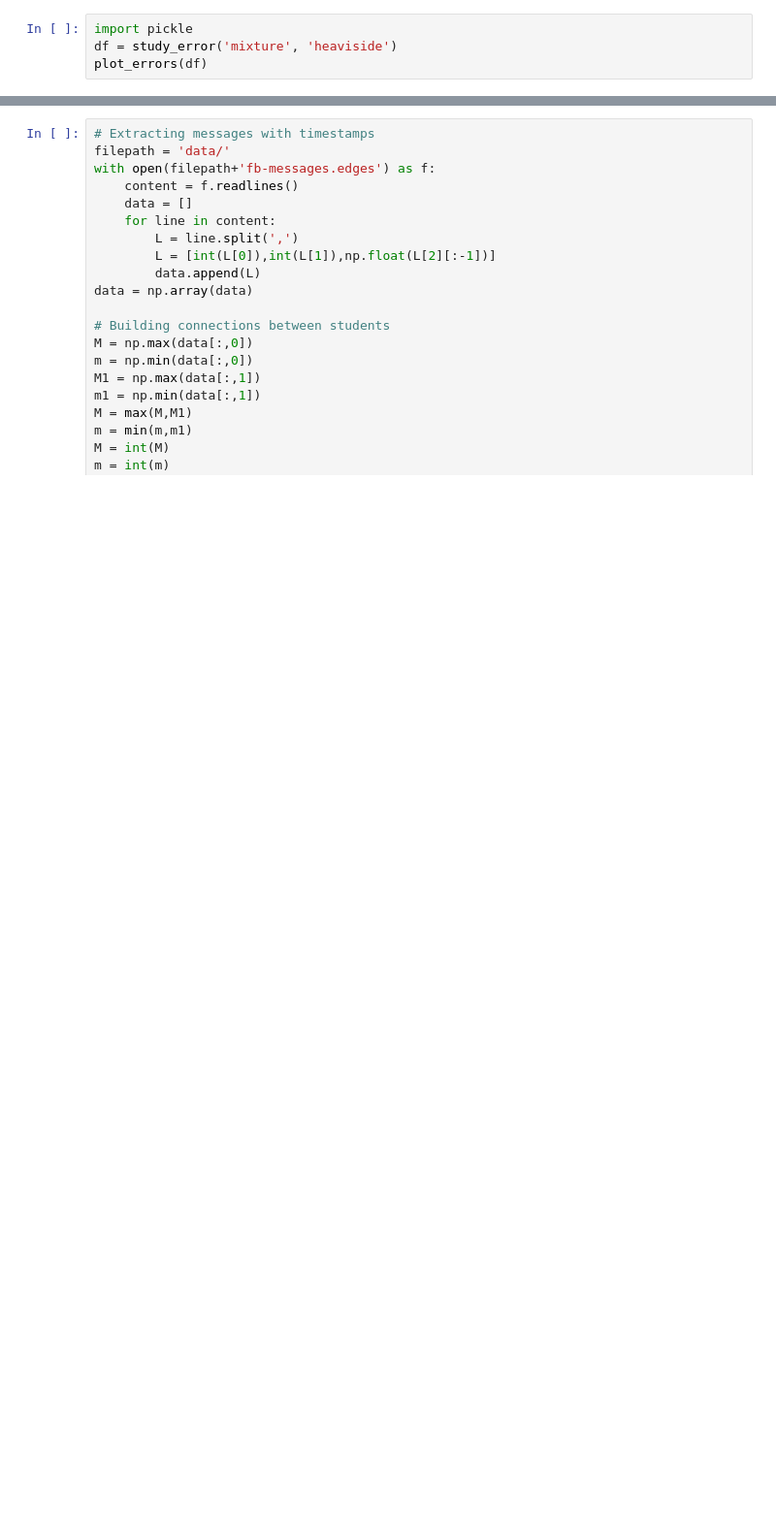
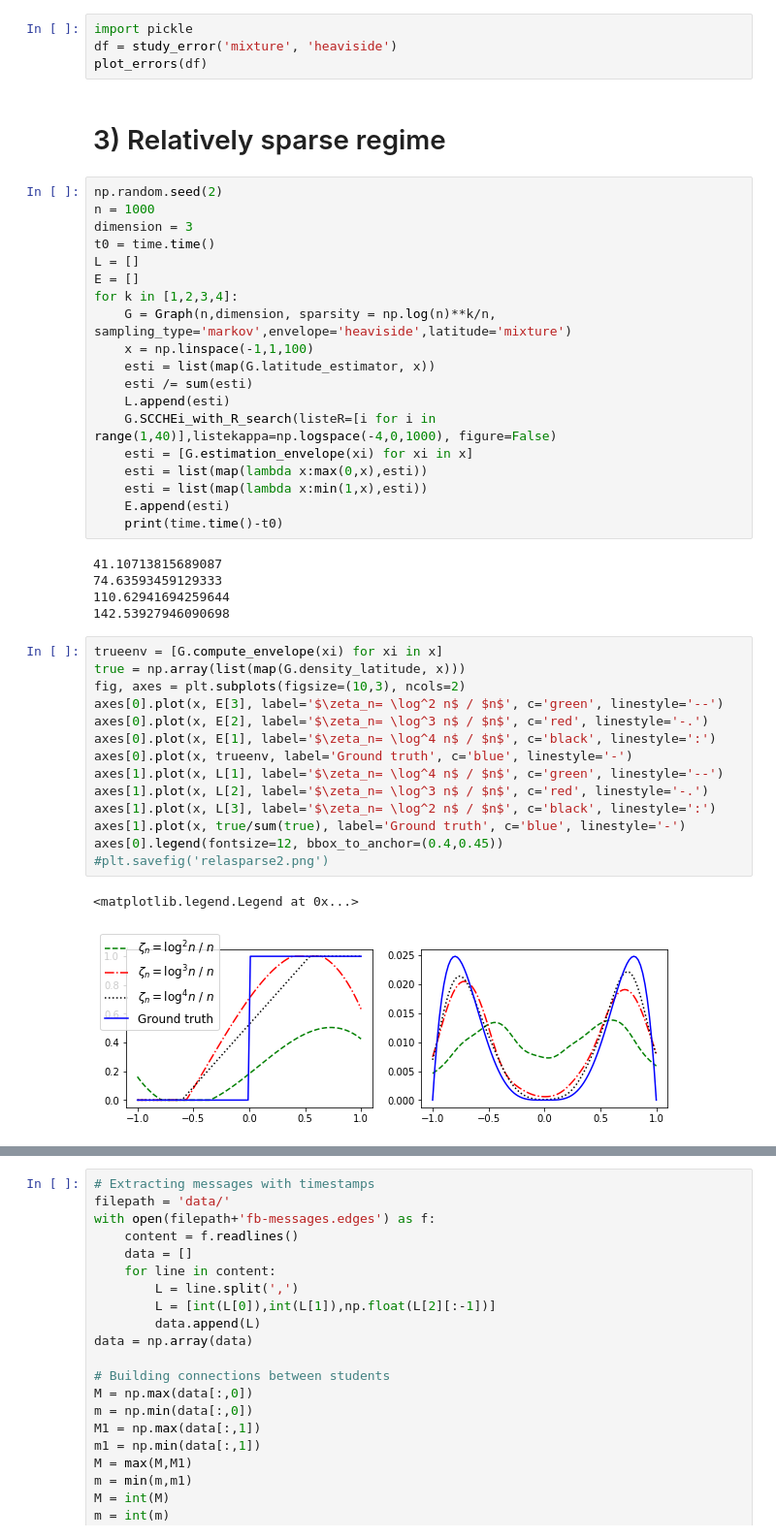
Before and after one commit to quentin-duchemin/Markovian-random-geometric-graph, a Jupyter notebook: Experiments.ipynb, the cells around one changed output, grey strips where cells are left out. Shown at 97% size. Cells and saved outputs as stored; diff of their text form; blank space fills up the shorter version.

```diff
--- a/Experiments.ipynb
+++ b/Experiments.ipynb
@@ -95,3 +97,46 @@ def plot_errors(dataframe):
 import pickle
 df = study_error('mixture', 'heaviside')
 plot_errors(df)
+# %% [markdown]
+# 3) Relatively sparse regime
+# %%
+np.random.seed(2)
+n = 1000
+dimension = 3
+t0 = time.time()
+L = []
+E = []
+for k in [1,2,3,4]:
+    G = Graph(n,dimension, sparsity = np.log(n)**k/n, sampling_type='markov',envelope='heaviside',latitude='mixture')
+    x = np.linspace(-1,1,100)
+    esti = list(map(G.latitude_estimator, x))
+    esti /= sum(esti)
+    L.append(esti)
+    G.SCCHEi_with_R_search(listeR=[i for i in range(1,40)],listekappa=np.logspace(-4,0,1000), figure=False)
+    esti = [G.estimation_envelope(xi) for xi in x]
+    esti = list(map(lambda x:max(0,x),esti))
+    esti = list(map(lambda x:min(1,x),esti))
+    E.append(esti)
+    print(time.time()-t0)
+# %% [output]
+41.10713815689087
+74.63593459129333
+110.62941694259644
+142.53927946090698
+# %%
+trueenv = [G.compute_envelope(xi) for xi in x]
+true = np.array(list(map(G.density_latitude, x)))
+fig, axes = plt.subplots(figsize=(10,3), ncols=2)
+axes[0].plot(x, E[3], label='$\zeta_n= \log^2 n$ / $n$', c='green', linestyle='--')
+axes[0].plot(x, E[2], label='$\zeta_n= \log^3 n$ / $n$', c='red', linestyle='-.')
+axes[0].plot(x, E[1], label='$\zeta_n= \log^4 n$ / $n$', c='black', linestyle=':')
+axes[0].plot(x, trueenv, label='Ground truth', c='blue', linestyle='-')
+axes[1].plot(x, L[1], label='$\zeta_n= \log^4 n$ / $n$', c='green', linestyle='--')
+axes[1].plot(x, L[2], label='$\zeta_n= \log^3 n$ / $n$', c='red', linestyle='-.')
+axes[1].plot(x, L[3], label='$\zeta_n= \log^2 n$ / $n$', c='black', linestyle=':')
+axes[1].plot(x, true/sum(true), label='Ground truth', c='blue', linestyle='-')
+axes[0].legend(fontsize=12, bbox_to_anchor=(0.4,0.45))
+#plt.savefig('relasparse2.png')
+# %% [output]
+<matplotlib.legend.Legend at 0x...>
+[figure, added]
```
Also changed, not shown: parts of 22 cells of this notebook, 4 other files.
